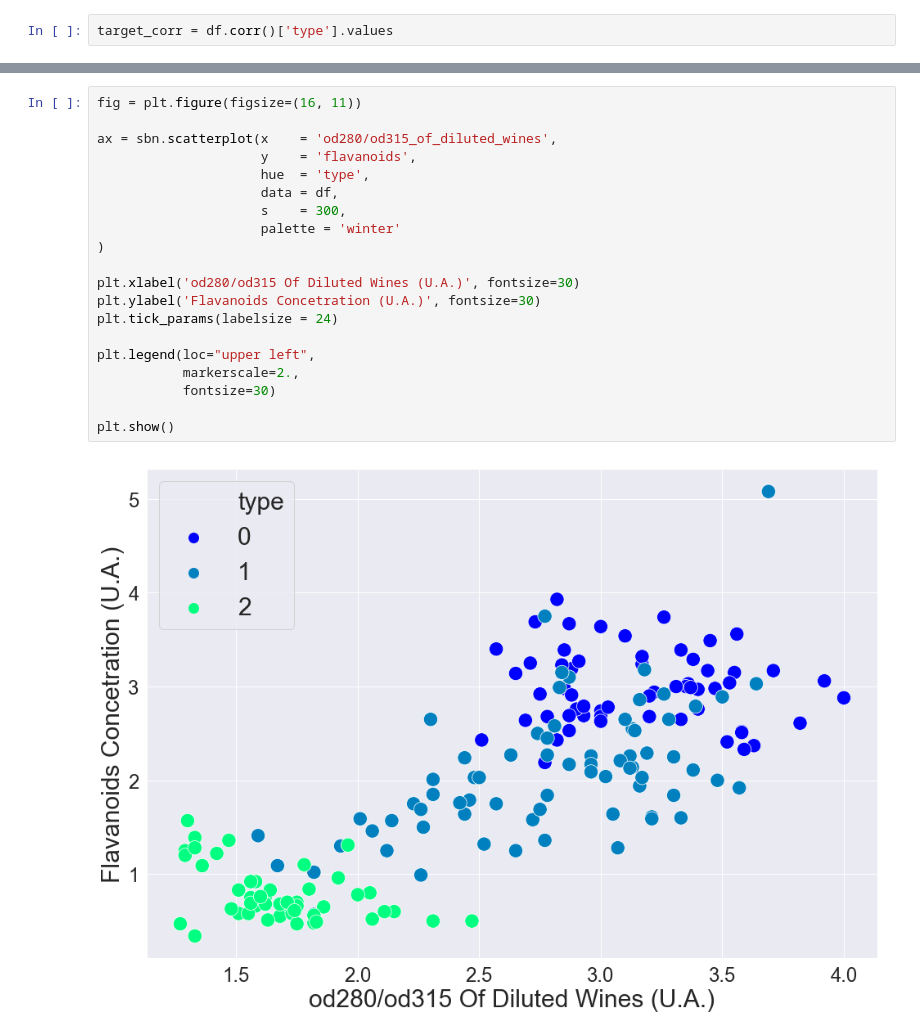
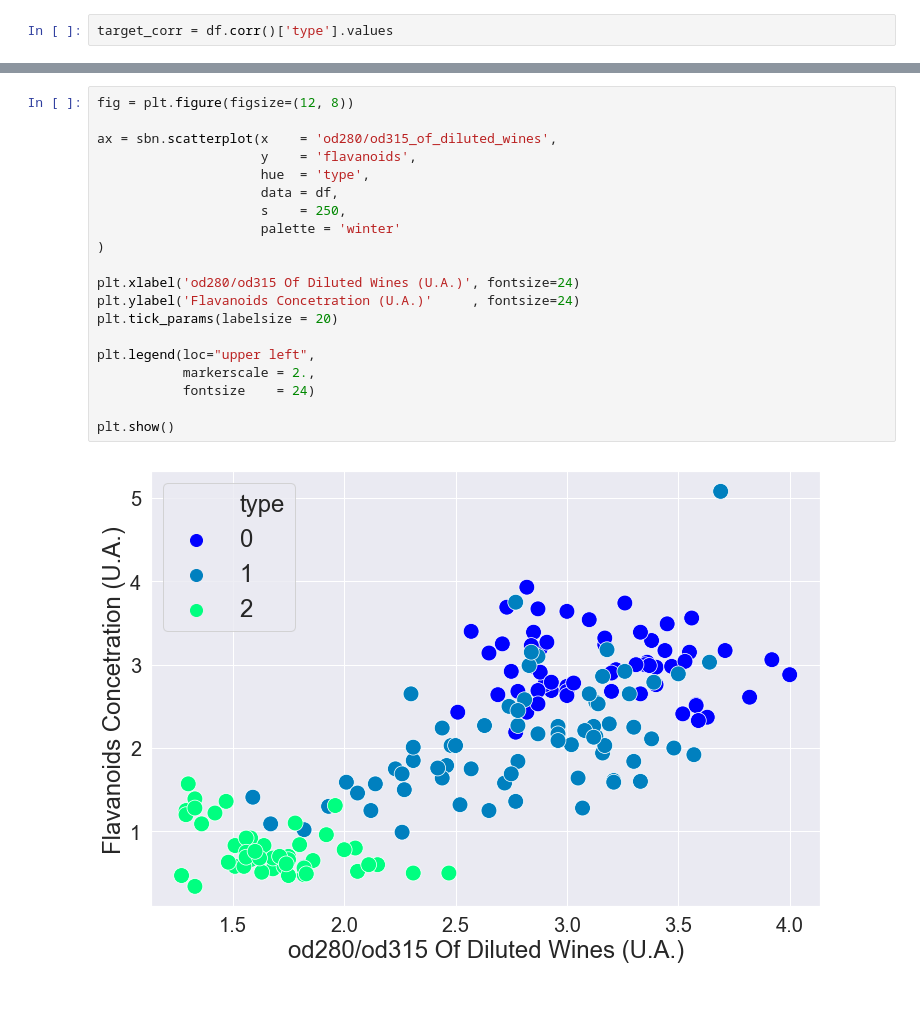
Before and after one commit to soaresjh/Data-Science-Portfolio, a Jupyter notebook: Wine_Class_Prediction/Analytics_Dimensionality_Reduction.ipynb, the cells around one changed output, grey strips where cells are left out. Cells and saved outputs as stored; diff of their text form; blank space fills up the shorter version.

```diff
--- a/Wine_Class_Prediction/Analytics_Dimensionality_Reduction.ipynb
+++ b/Wine_Class_Prediction/Analytics_Dimensionality_Reduction.ipynb
@@ -74,23 +76,23 @@ ax.legend_.remove()
 # %%
-fig = plt.figure(figsize=(16, 11))
+fig = plt.figure(figsize=(12, 8))
 
 ax = sbn.scatterplot(x    = 'od280/od315_of_diluted_wines',
                      y    = 'flavanoids',
                      hue  = 'type',
                      data = df,
-                     s    = 300,
+                     s    = 250,
                      palette = 'winter'
 )
 
-plt.xlabel('od280/od315 Of Diluted Wines (U.A.)', fontsize=30)
-plt.ylabel('Flavanoids Concetration (U.A.)', fontsize=30)
-plt.tick_params(labelsize = 24)
+plt.xlabel('od280/od315 Of Diluted Wines (U.A.)', fontsize=24)
+plt.ylabel('Flavanoids Concetration (U.A.)'     , fontsize=24)
+plt.tick_params(labelsize = 20)
 
 plt.legend(loc="upper left",
-           markerscale=2.,
-           fontsize=30)
+           markerscale = 2.,
+           fontsize    = 24)
 
 plt.show()
 # %% [output]
-[figure, old version]
+[figure, new version]
 # %%
```
Also changed, not shown: parts of 11 cells of this notebook, 1 other file.
